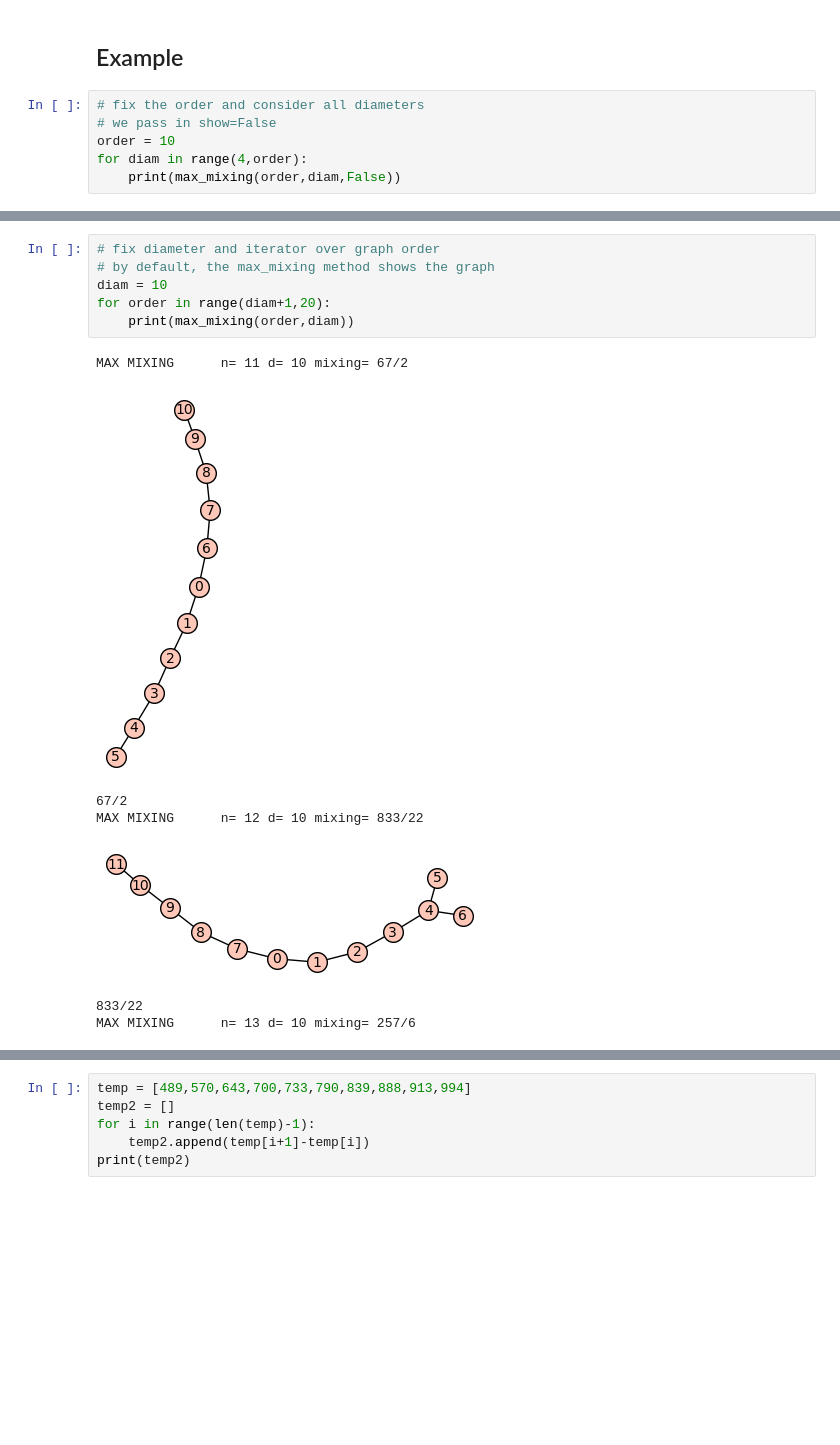
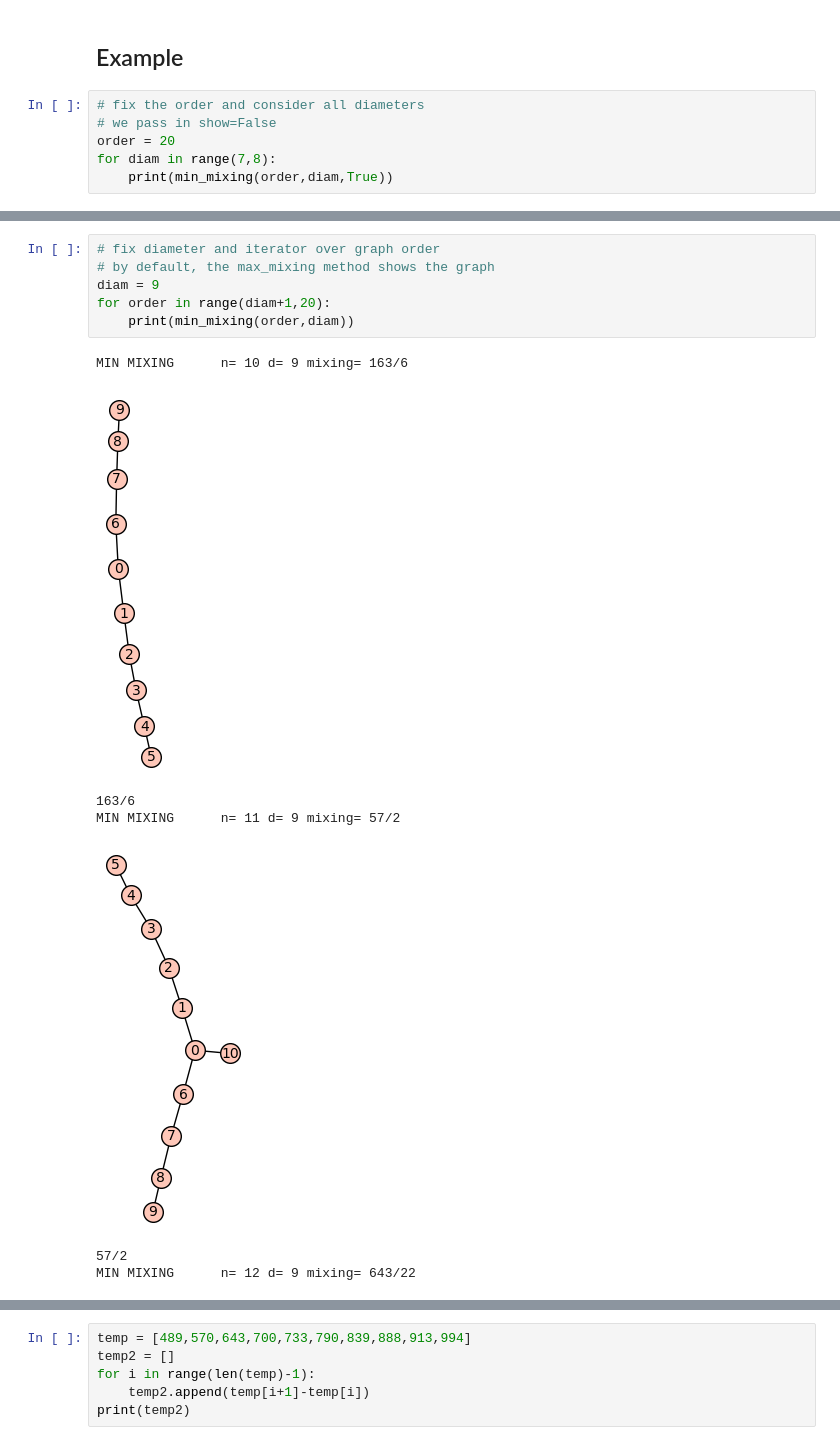
Before and after one commit to Sniggiho/myx, a Jupyter notebook: MixingResetMap.ipynb, the cells around one changed output, grey strips where cells are left out. Saved outputs shown, nothing was run; the diff lists cells and outputs as text; blank space fills up the shorter version.

```diff
--- a/MixingResetMap.ipynb
+++ b/MixingResetMap.ipynb
@@ -195,7 +403,7 @@ def max_mixing(n, d, show=True):
 # %%
 # fix the order and consider all diameters
 # we pass in show=False
-order = 10
-for diam in range(4,order):
-    print(max_mixing(order,diam,False))
+order = 20
+for diam in range(7,8):
+    print(min_mixing(order,diam,True))
 # %% [output]
@@ -208,14 +413,14 @@ for diam in range(4,order):
 # %%
 # fix diameter and iterator over graph order
 # by default, the max_mixing method shows the graph
-diam = 10
+diam = 9
 for order in range(diam+1,20):
-    print(max_mixing(order,diam))
+    print(min_mixing(order,diam))
 # %% [output]
-MAX MIXING      n= 11 d= 10 mixing= 67/2
+MIN MIXING      n= 10 d= 9 mixing= 163/6
-[figure, old version]
+[figure, new version]
-67/2
-MAX MIXING      n= 12 d= 10 mixing= 833/22
+163/6
+MIN MIXING      n= 11 d= 9 mixing= 57/2
-[figure, old version]
+[figure, new version]
-833/22
-MAX MIXING      n= 13 d= 10 mixing= 257/6
+57/2
+MIN MIXING      n= 12 d= 9 mixing= 643/22
```
Also changed, not shown: parts of 9 cells of this notebook.
